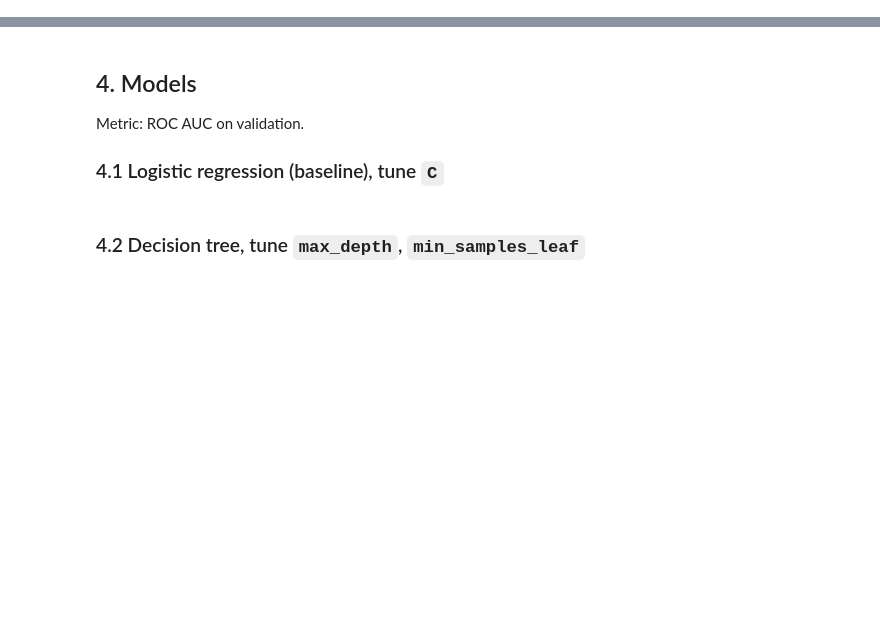
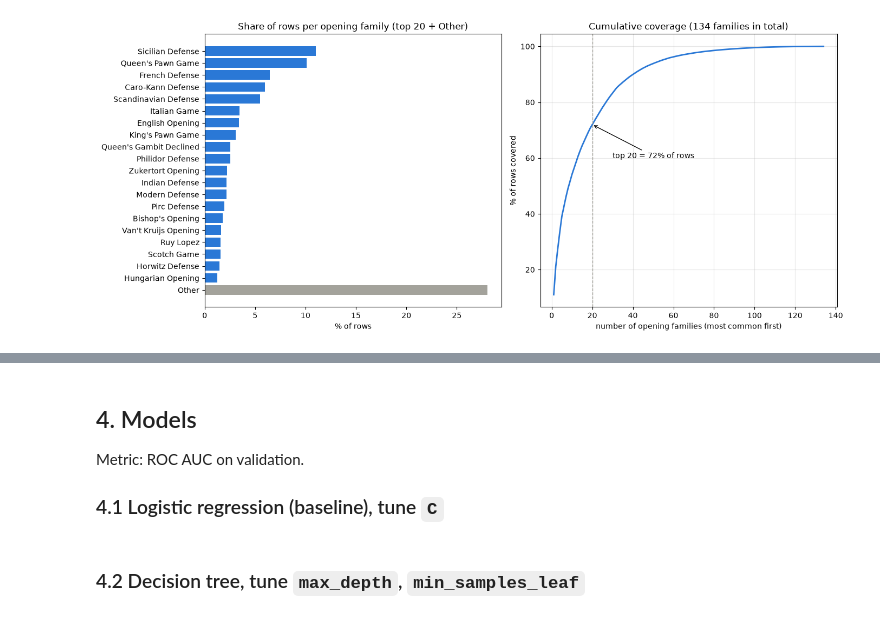
Before and after one commit to HighFlip/lichess-flag-prediction, a Jupyter notebook: notebook.ipynb, the cells around one changed output, grey strips where cells are left out. Cells and saved outputs as stored; diff of their text form; code cells hidden in the pictures; blank space fills up the shorter version.

Commit message:
Add data cleaning, feature engineering, group split and EDA

```diff
--- a/notebook.ipynb
+++ b/notebook.ipynb
@@ -37,3 +63,14 @@ f"Any columns with null values? -> {"Yes" if any(df.isnull().sum()) else "No"}"
 # %%
+df["clock_diff"] = df["my_clock"] - df["opp_clock"]
+df["clock_ratio"] = (df["my_clock"] + 1) / (df["opp_clock"] + 1) # avoids dividing by 0
+df["my_clock_frac"] = df["my_clock"] / df["time_control"]
+df["opp_clock_frac"] = df["opp_clock"] / df["time_control"]
+df["rating_diff"] = df["my_rating"] - df["opp_rating"]
+df["material_diff"] = df["my_material"] - df["opp_material"]
+df["eco_letter"] = df["eco"].str[0]
+df["opening_family"] = df["opening"].str.split(":").str[0] # "Family: Variation, Subvariation"
+df["is_gambit"] = df["opening"].str.contains("Gambit")
+df["is_arena"] = df["event"].str.contains("tournament") # "tournament" = arena, swiss events say "swiss"
 
-df.dtypes
+# categorical: each time control is its own kind of game (done last, the frac features above need it as a number)
+df["time_control"] = df["time_control"].astype(str)
@@ -56,0 +81,29 @@ dtype: object
+# %%
+N_FAMILIES = 20 # number of opening families kept, the rest becomes "Other"
+
+families = df["opening"].str.split(":").str[0]
+shares = families.value_counts(normalize=True)
+plot_shares = pd.concat([shares.head(N_FAMILIES), pd.Series({"Other": shares.iloc[N_FAMILIES:].sum()})])
+coverage = shares.cumsum().reset_index(drop=True)
+coverage.index += 1 # x axis = number of families kept
+
+fig, (ax1, ax2) = plt.subplots(1, 2, figsize=(14, 6))
+
+colors = ["#2a78d6"] * N_FAMILIES + ["#a3a29b"] # Other in gray
+ax1.barh(plot_shares.index[::-1], plot_shares.values[::-1] * 100, color=colors[::-1])
+ax1.set_xlabel("% of rows")
+ax1.set_title(f"Share of rows per opening family (top {N_FAMILIES} + Other)")
+
+ax2.plot(coverage.index, coverage.values * 100, color="#2a78d6", linewidth=2)
+ax2.axvline(N_FAMILIES, color="#a3a29b", linestyle="--", linewidth=1)
+ax2.annotate(f"top {N_FAMILIES} = {coverage[N_FAMILIES]:.0%} of rows", (N_FAMILIES, coverage[N_FAMILIES] * 100),
+             xytext=(N_FAMILIES + 10, coverage[N_FAMILIES] * 100 - 12), arrowprops=dict(arrowstyle="->"))
+ax2.set_xlabel("number of opening families (most common first)")
+ax2.set_ylabel("% of rows covered")
+ax2.set_title(f"Cumulative coverage ({len(shares)} families in total)")
+ax2.grid(alpha=0.3)
+
+plt.tight_layout()
+plt.show()
+# %% [output]
+[figure, added]
```
Also changed, not shown: parts of 50 cells of this notebook.
